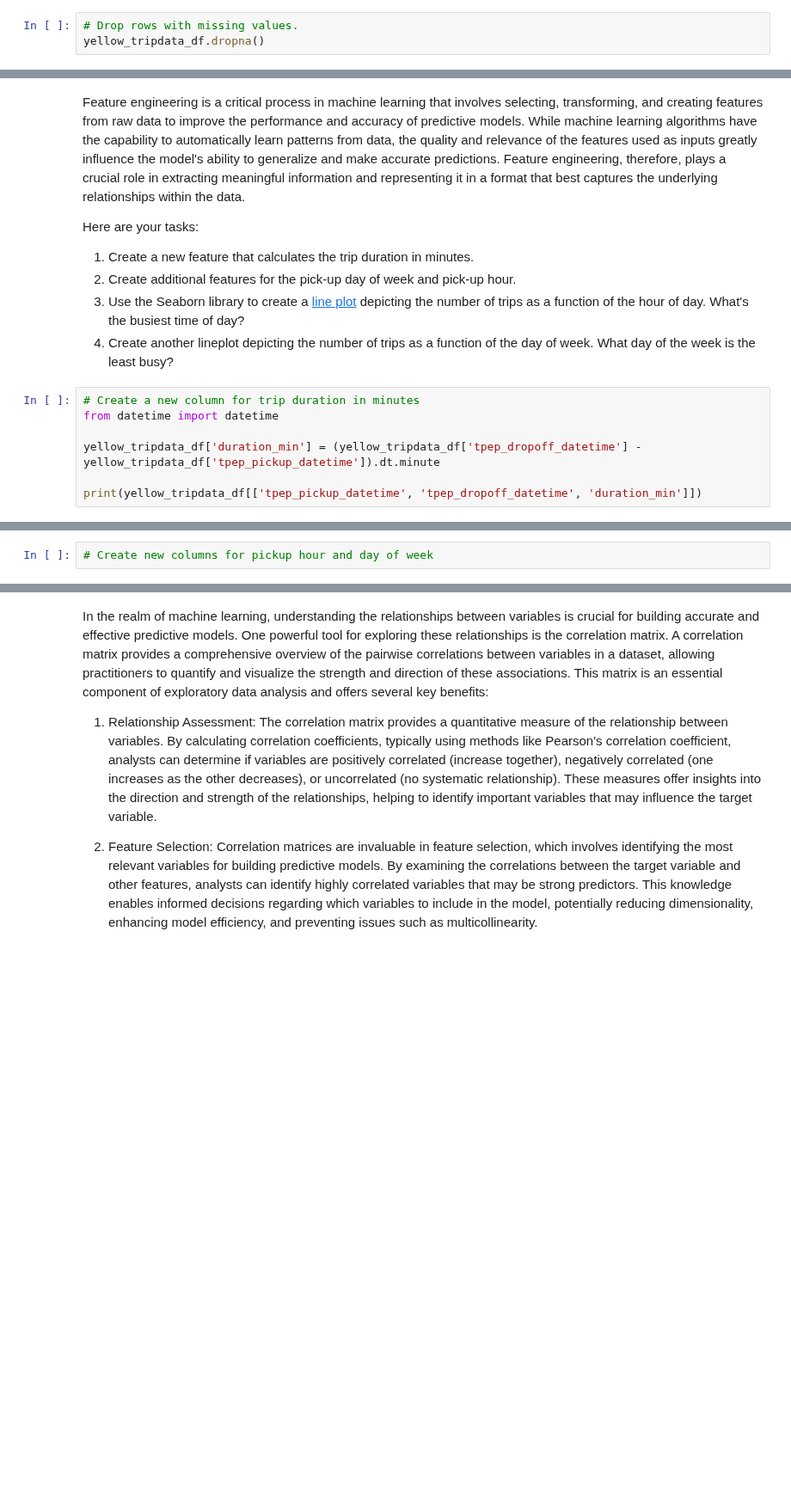
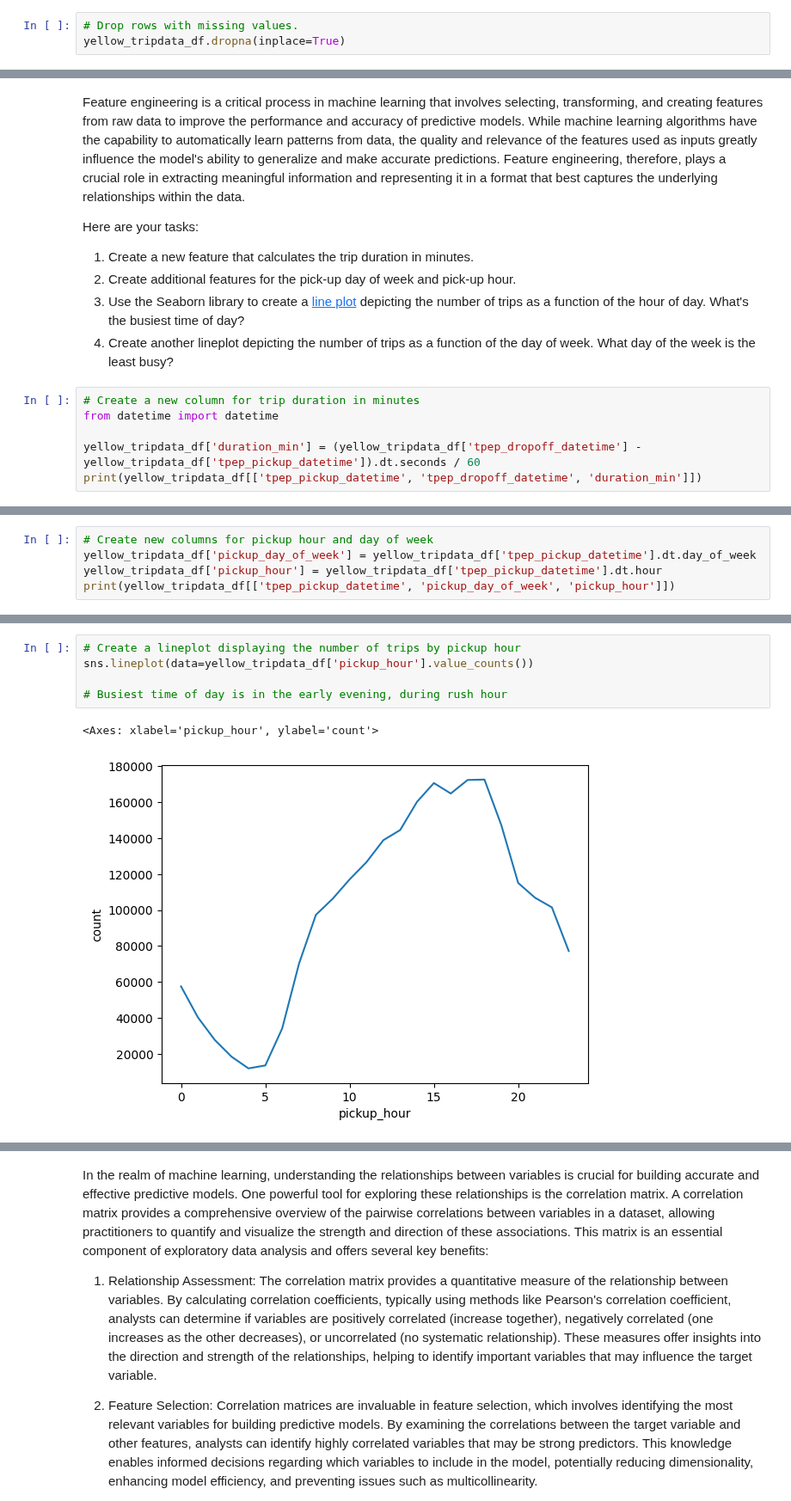
Before and after one commit to chrishalbert/guild-mle-projects, a Jupyter notebook: Student_MLE_MiniProject_EDA.ipynb, the cells around one changed output, grey strips where cells are left out. Shown at 86% size. Drawn from its saved outputs; the diff is of its cells as text; blank space fills up the shorter version.

Commit message:
Created SNS line plots with dataframe.

```diff
--- a/Student_MLE_MiniProject_EDA.ipynb
+++ b/Student_MLE_MiniProject_EDA.ipynb
@@ -103,4 +103,4 @@ max            2.500000e+00  1.250000e+00
 std            7.432040e-01  3.125554e-01
 # %%
 # Drop rows with missing values.
-yellow_tripdata_df.dropna()
+yellow_tripdata_df.dropna(inplace=True)
@@ -131,7 +117,6 @@ Here are your tasks:
 # Create a new column for trip duration in minutes
 from datetime import datetime
 
-yellow_tripdata_df['duration_min'] = (yellow_tripdata_df['tpep_dropoff_datetime'] - yellow_tripdata_df['tpep_pickup_datetime']).dt.minute
-
+yellow_tripdata_df['duration_min'] = (yellow_tripdata_df['tpep_dropoff_datetime'] - yellow_tripdata_df['tpep_pickup_datetime']).dt.seconds / 60
 print(yellow_tripdata_df[['tpep_pickup_datetime', 'tpep_dropoff_datetime', 'duration_min']])
 # %% [output]
@@ -139,2 +137,5 @@ AttributeError: 'Series' object has no attribute 'seconds'
 # %%
 # Create new columns for pickup hour and day of week
+yellow_tripdata_df['pickup_day_of_week'] = yellow_tripdata_df['tpep_pickup_datetime'].dt.day_of_week
+yellow_tripdata_df['pickup_hour'] = yellow_tripdata_df['tpep_pickup_datetime'].dt.hour
+print(yellow_tripdata_df[['tpep_pickup_datetime', 'pickup_day_of_week', 'pickup_hour']])
@@ -141 +157,9 @@ AttributeError: 'Series' object has no attribute 'seconds'
+# %%
+# Create a lineplot displaying the number of trips by pickup hour
+sns.lineplot(data=yellow_tripdata_df['pickup_hour'].value_counts())
+
+# Busiest time of day is in the early evening, during rush hour
+# %% [output]
+<Axes: xlabel='pickup_hour', ylabel='count'>
+[figure, added]
 # %%
```
Also changed, not shown: parts of 5 cells of this notebook.
